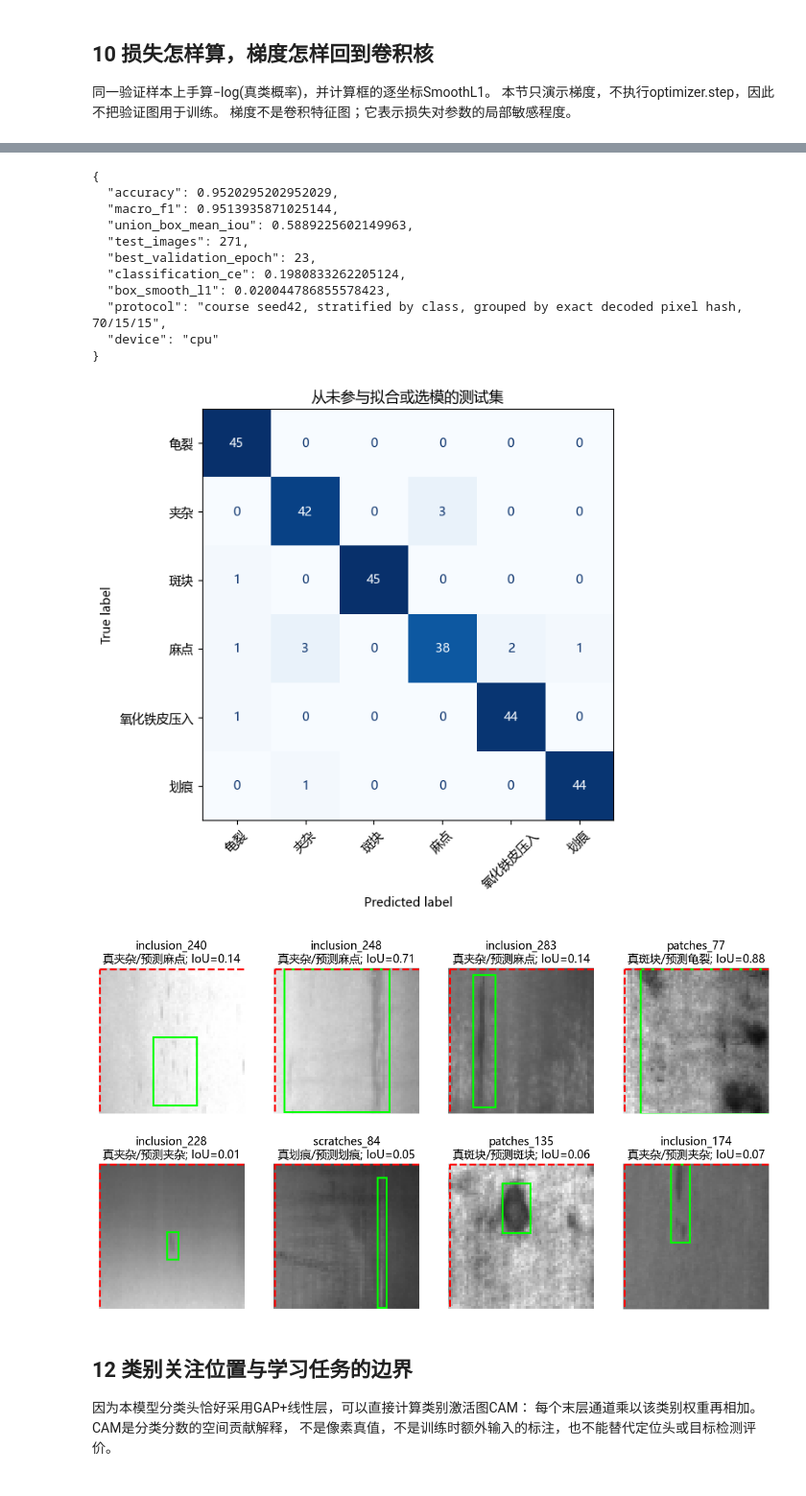
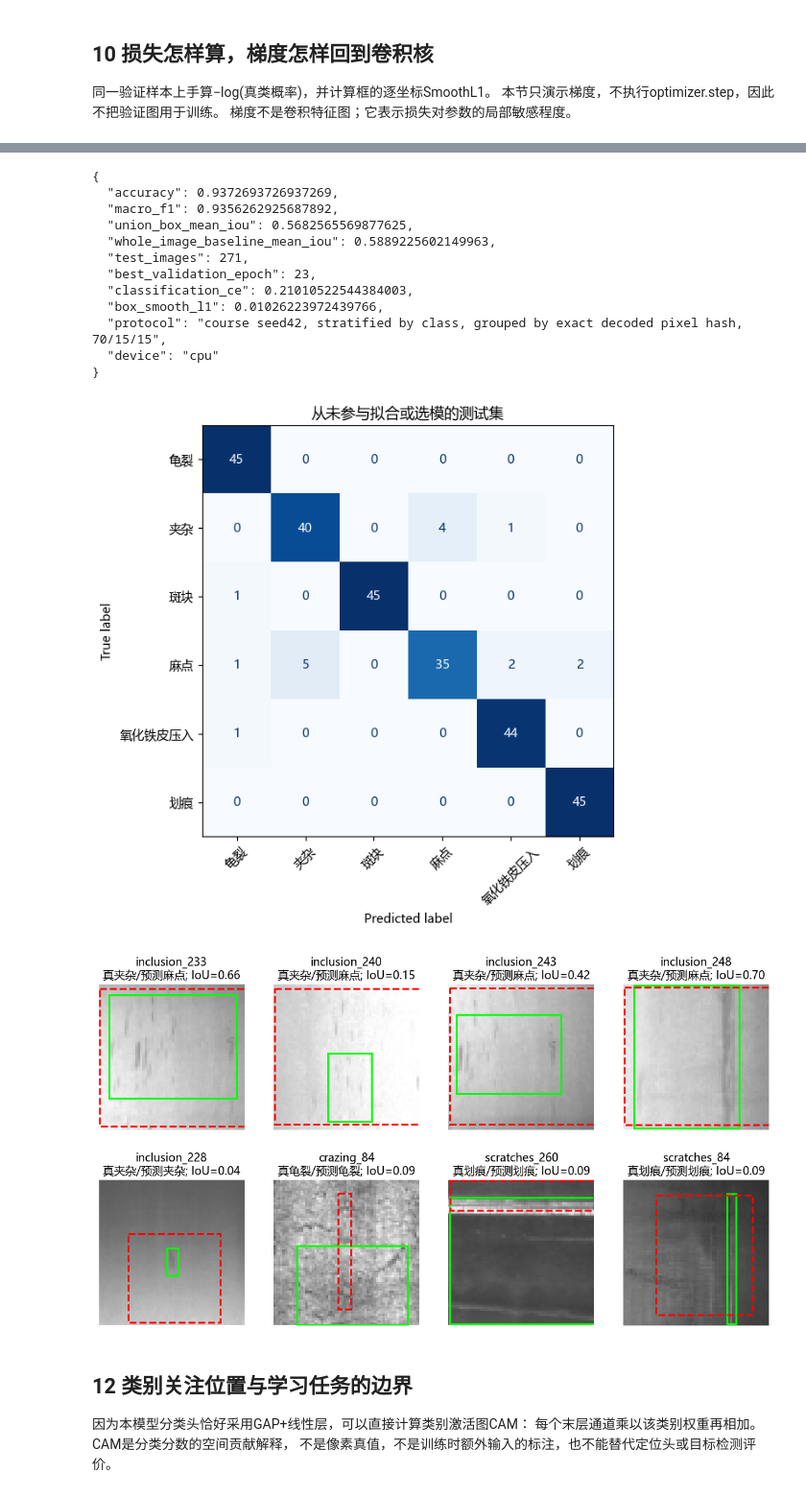
Before and after one commit to XuelinHu/cv-beginner-course, a Jupyter notebook: notebooks/19_industrial_defect_classification.ipynb, the cells around one changed output, grey strips where cells are left out. Shown at 96% size. Cells and saved outputs as stored; diff of their text form; code cells hidden in the pictures.

```diff
--- a/notebooks/19_industrial_defect_classification.ipynb
+++ b/notebooks/19_industrial_defect_classification.ipynb
@@ -195,6 +196,7 @@ class IndustrialCNN(nn.Module):
         self.conv3=nn.Conv2d(16,32,3,padding=1)
         self.pool=nn.MaxPool2d(2)
         self.classifier=nn.Linear(32,6)
+        self.box_norm=nn.LayerNorm(32*8*8)
         self.box_hidden=nn.Linear(32*8*8,64)
         self.box_out=nn.Linear(64,4)
     def trace(self,x):
@@ -207,7 +209,8 @@ class IndustrialCNN(nn.Module):
         t['vector']=t['gap'].flatten(1)
         t['logits']=self.classifier(t['vector'])
         t['flat']=x.flatten(1)
-        t['box_vector']=F.relu(self.box_hidden(t['flat']))
+        t['box_normalized']=self.box_norm(t['flat'])
+        t['box_vector']=F.relu(self.box_hidden(t['box_normalized']))
         raw=self.box_out(t['box_vector']).sigmoid()
         t['boxes']=torch.cat([torch.minimum(raw[:,:2],raw[:,2:]),torch.maximum(raw[:,:2],raw[:,2:])],1)
         return t
@@ -515,41 +521,45 @@ intersection=np.prod(np.maximum(0,hi-lo),1)
 areas=np.prod(pred_boxes[:,2:]-pred_boxes[:,:2],1)+np.prod(test_b[:,2:]-test_b[:,:2],1)-intersection
 ious=intersection/np.maximum(areas,1e-8)
 accuracy=float(accuracy_score(test_y,pred));macro_f1=float(f1_score(test_y,pred,average='macro'))
+whole_image_iou=np.prod(test_b[:,2:]-test_b[:,:2],1)
+assert float(pred_boxes.std(0).max())>.01, '定位输出退化：需检查梯度、Sigmoid饱和与框损失'
 metrics={'accuracy':accuracy,'macro_f1':macro_f1,'union_box_mean_iou':float(ious.mean()),
+         'whole_image_baseline_mean_iou':float(whole_image_iou.mean()),
          'test_images':len(test_y),'best_validation_epoch':best_epoch,
          'classification_ce':float(F.cross_entropy(scores,torch.from_numpy(test_y))),
          'box_smooth_l1':float(F.smooth_l1_loss(boxes,torch.from_numpy(test_b))),
          'protocol':manifest['split_protocol'],'device':str(DEV)}
 (ROOT/'outputs/19_neu_metrics.json').write_text(json.dumps(metrics,ensure_ascii=False,indent=2),encoding='utf-8')
 print(json.dumps(metrics,ensure_ascii=False,indent=2))
 fig,ax=plt.subplots(figsize=(7,6))
 ConfusionMatrixDisplay(confusion_matrix(test_y,pred),display_labels=CHINESE).plot(ax=ax,colorbar=False,cmap='Blues',xticks_rotation=45)
 ax.set_title('从未参与拟合或选模的测试集')
 save_figure('19_neu_test_confusion')
 worst=list(np.where(pred!=test_y)[0][:4])
 worst += [int(i) for i in np.argsort(ious) if i not in worst][:max(0,8-len(worst))]
 fig,axs=plt.subplots(2,4,figsize=(13,7))
 for ax,i in zip(axs.flat,worst):
     draw_boxes(ax,test_x[i,0],test_b[i],pred_boxes[i],
                f'{splits["test"][i]["id"]}\n真{CHINESE[test_y[i]]}/预测{CHINESE[pred[i]]}; IoU={ious[i]:.2f}')
 save_figure('19_neu_test_failures')
 with (ROOT/'outputs/19_neu_test_predictions.csv').open('w',encoding='utf-8',newline='') as out:
     writer=csv.writer(out);writer.writerow(['id','true_class','predicted_class','union_box_iou','predicted_xyxy'])
     writer.writerows([r['id'],CLASSES[test_y[i]],CLASSES[pred[i]],float(ious[i]),json.dumps(pred_boxes[i].tolist())] for i,r in enumerate(splits['test']))
 # %% [output]
 {
-  "accuracy": 0.9520295202952029,
-  "macro_f1": 0.9513935871025144,
-  "union_box_mean_iou": 0.5889225602149963,
+  "accuracy": 0.9372693726937269,
+  "macro_f1": 0.9356262925687892,
+  "union_box_mean_iou": 0.5682565569877625,
+  "whole_image_baseline_mean_iou": 0.5889225602149963,
   "test_images": 271,
   "best_validation_epoch": 23,
-  "classification_ce": 0.1980833262205124,
-  "box_smooth_l1": 0.020044786855578423,
+  "classification_ce": 0.21010522544384003,
+  "box_smooth_l1": 0.01026223972439766,
   "protocol": "course seed42, stratified by class, grouped by exact decoded pixel hash, 70/15/15",
   "device": "cpu"
 }
 [figure]
-[figure, old version]
+[figure, new version]
 # %% [markdown]
 ## 12 类别关注位置与学习任务的边界
 
```
Also changed, not shown: parts of 10 cells of this notebook, 2 other files.
